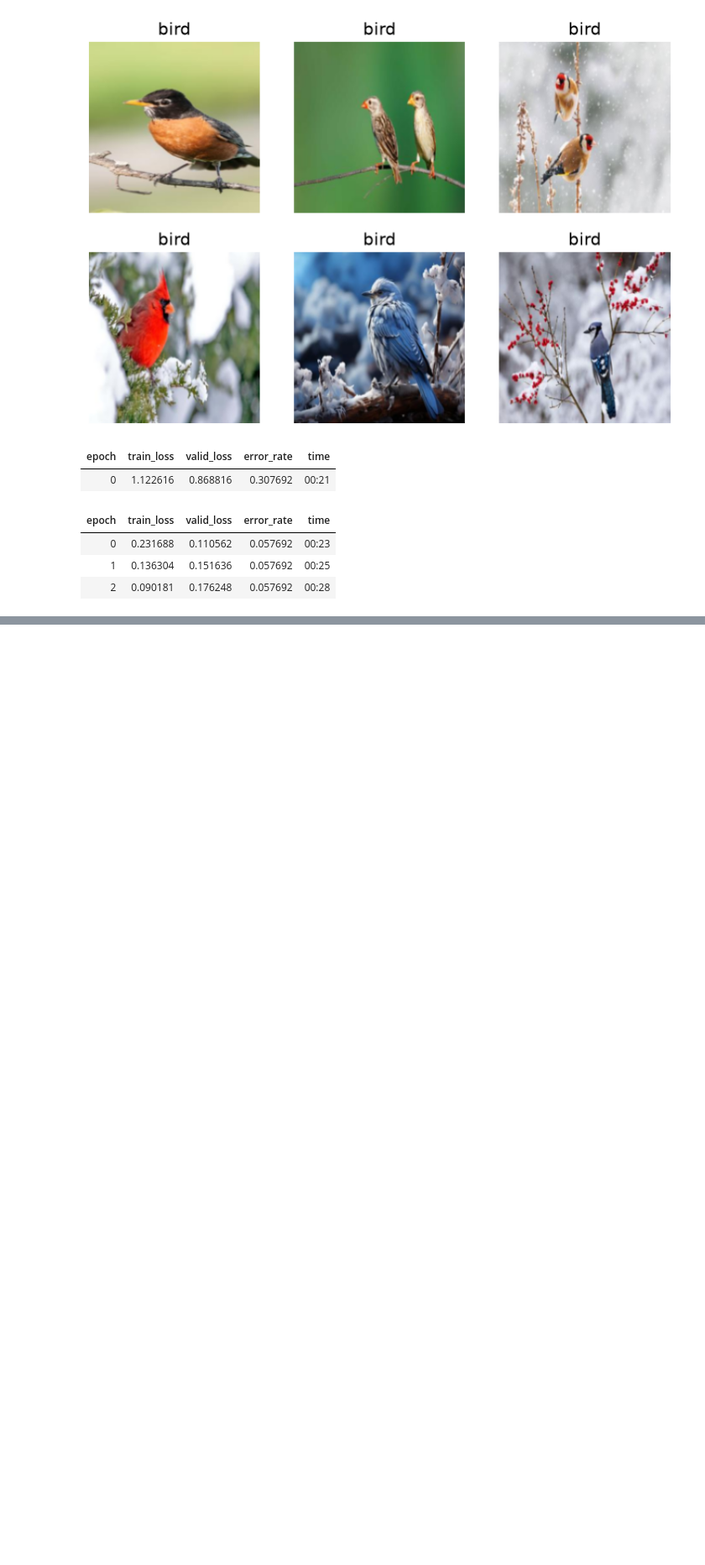
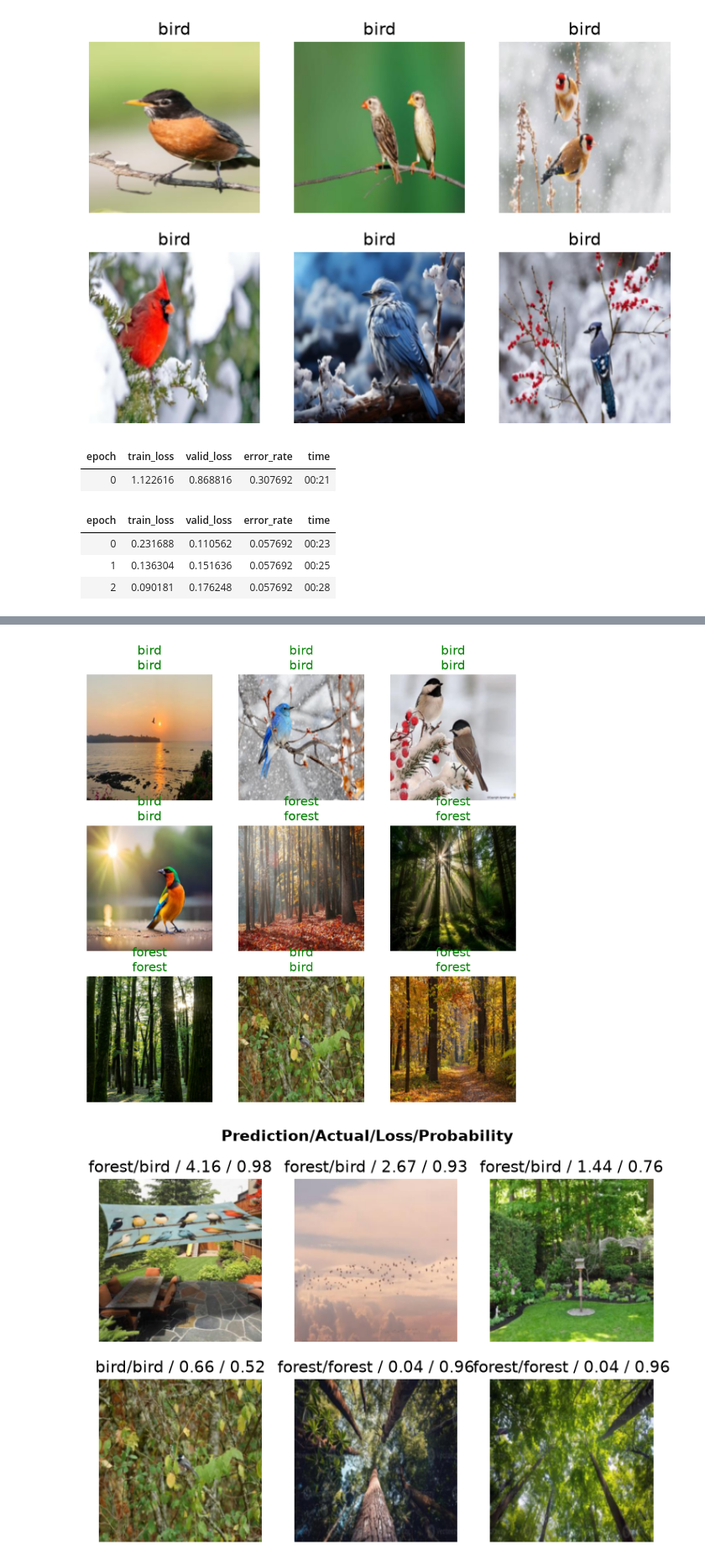
Before and after one commit to Ani-Human/Birdie, a Jupyter notebook: birdie.ipynb, the cells around one changed output, grey strips where cells are left out. Shown at 84% size. Saved outputs shown, nothing was run; the diff lists cells and outputs as text; code cells hidden in the pictures; blank space fills up the shorter version.

Commit message:
Testing with the bird image

```diff
--- a/birdie.ipynb
+++ b/birdie.ipynb
@@ -68,0 +71,6 @@ FileNotFoundError: [Errno 2] No such file or directory: 'human.jpg'
+# %%
+learn.dls.vocab
+learn.show_results()
+interp = ClassificationInterpretation.from_learner(learn)
+interp.plot_top_losses(6, nrows=2)
+# %% [output]
@@ -68,0 +80,2 @@ FileNotFoundError: [Errno 2] No such file or directory: 'human.jpg'
+[figure, added]
+[figure, added]
```
Also changed, not shown: parts of 2 cells of this notebook.
